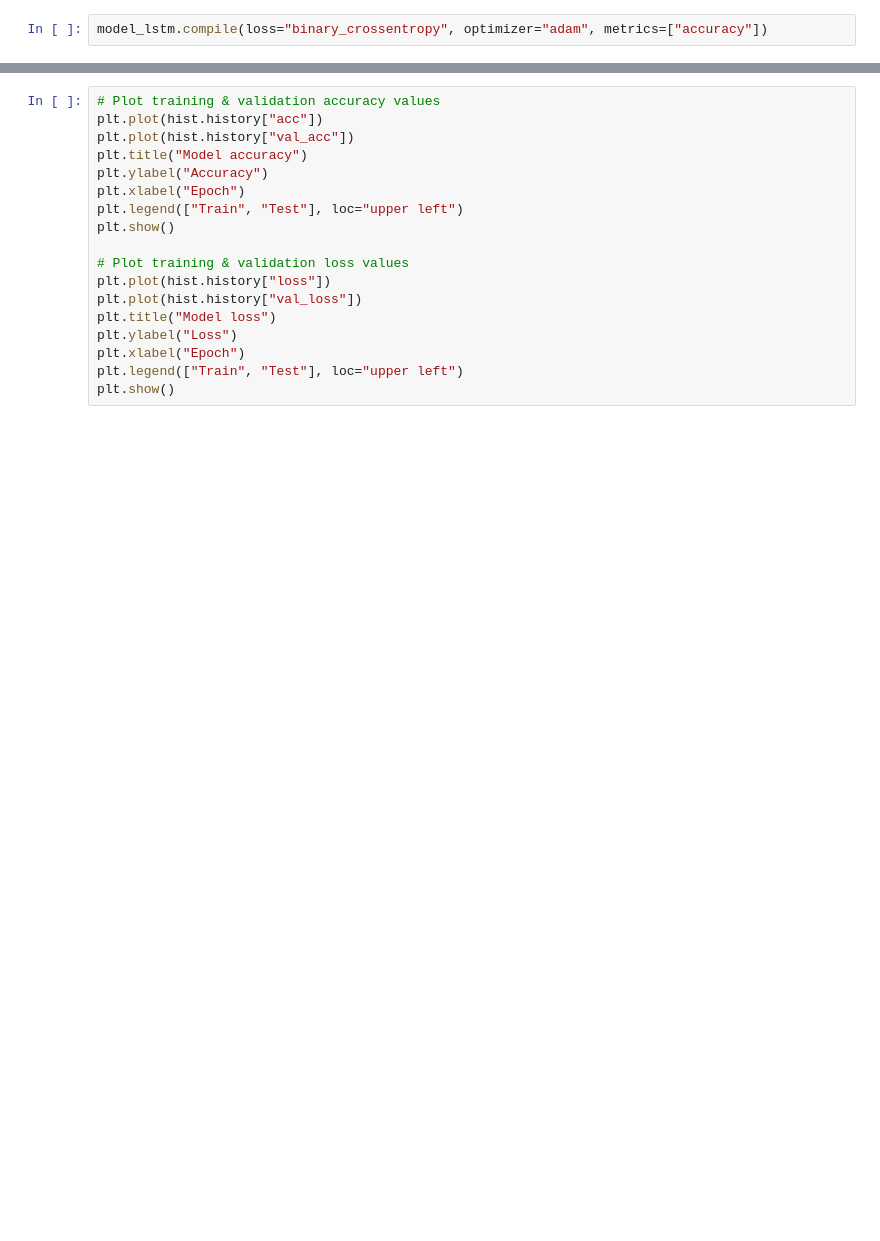
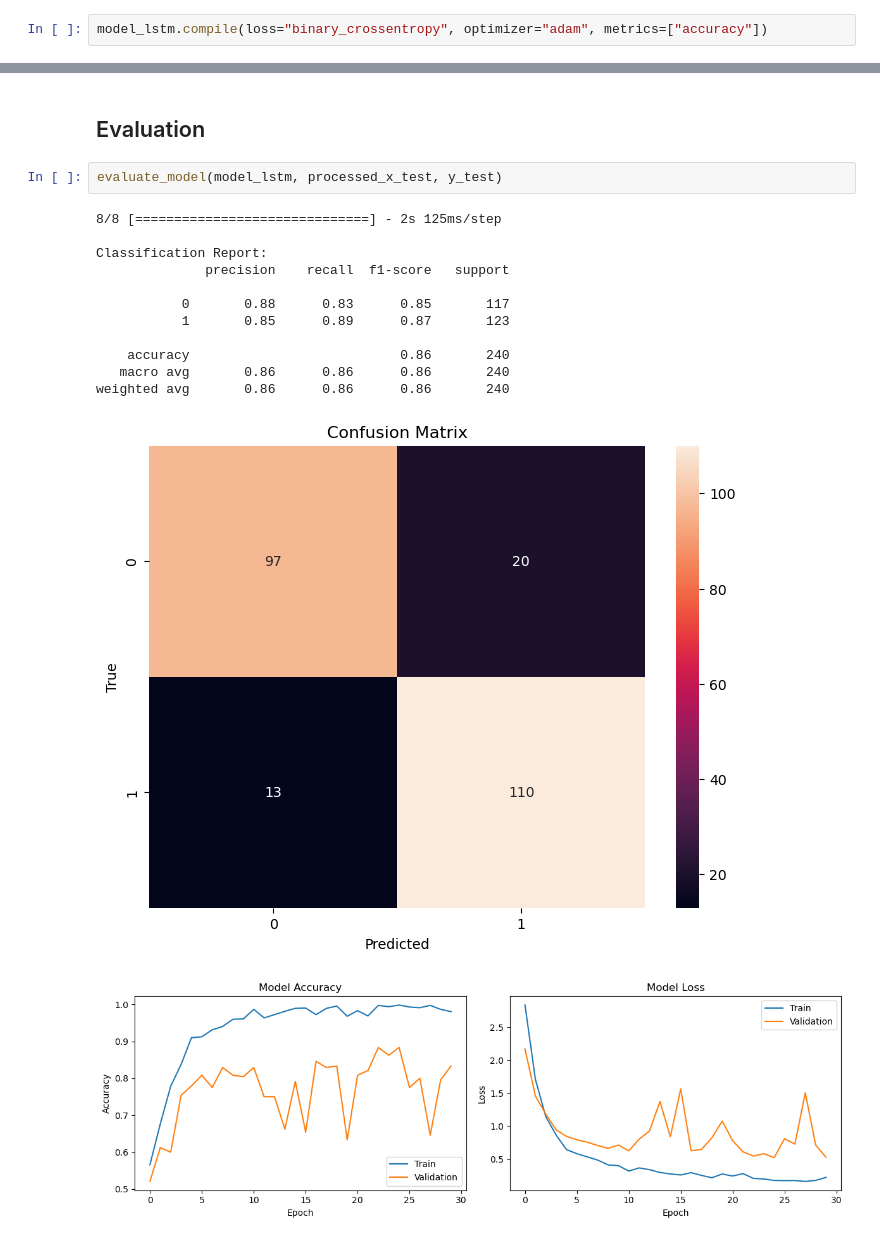
Before and after one commit to MaddogQ/SpamClassification, a Jupyter notebook: LSTM-Conv1D-glove100D.ipynb, the cells around one changed output, grey strips where cells are left out. Saved outputs shown, nothing was run; the diff lists cells and outputs as text; blank space fills up the shorter version.

```diff
--- a/LSTM-Conv1D-glove100D.ipynb
+++ b/LSTM-Conv1D-glove100D.ipynb
@@ -632,18 +555,18 @@ Epoch 15/15
-# %%
-# Plot training & validation accuracy values
-plt.plot(hist.history["acc"])
-plt.plot(hist.history["val_acc"])
-plt.title("Model accuracy")
-plt.ylabel("Accuracy")
-plt.xlabel("Epoch")
-plt.legend(["Train", "Test"], loc="upper left")
-plt.show()
-
-# Plot training & validation loss values
-plt.plot(hist.history["loss"])
-plt.plot(hist.history["val_loss"])
-plt.title("Model loss")
-plt.ylabel("Loss")
-plt.xlabel("Epoch")
-plt.legend(["Train", "Test"], loc="upper left")
-plt.show()
+# %% [markdown]
+## Evaluation
+# %%
+evaluate_model(model_lstm, processed_x_test, y_test)
+# %% [output]
+8/8 [==============================] - 2s 125ms/step
+
+Classification Report:
+              precision    recall  f1-score   support
+
+           0       0.88      0.83      0.85       117
+           1       0.85      0.89      0.87       123
+
+    accuracy                           0.86       240
+   macro avg       0.86      0.86      0.86       240
+weighted avg       0.86      0.86      0.86       240
+[figure, added]
+[figure, added]
```
Also changed, not shown: parts of 61 cells of this notebook, 1 other file.
